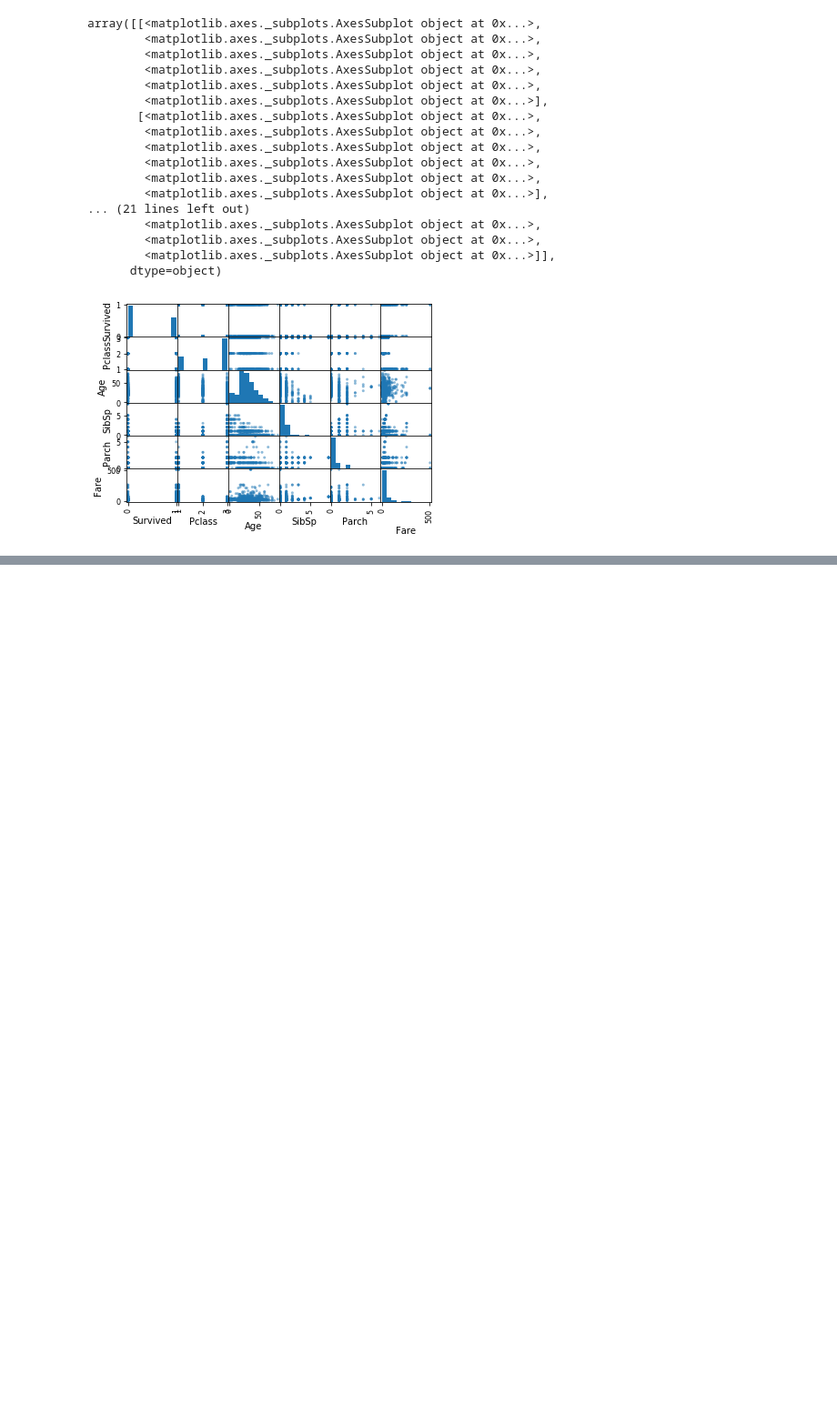
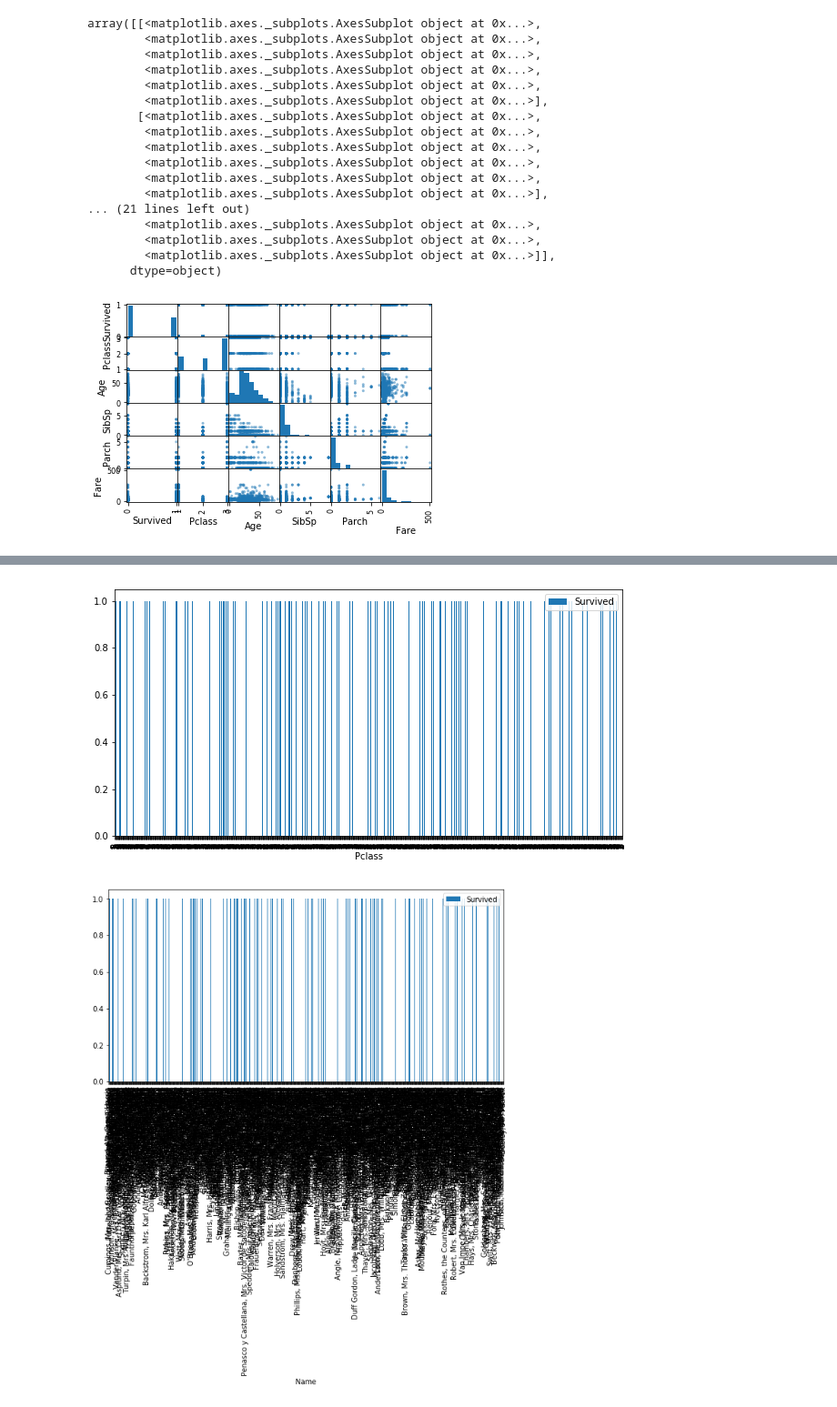
Before and after one commit to ptrpfa/ML-NLP, a Jupyter notebook: Untitled.ipynb, the cells around one changed output, grey strips where cells are left out. Shown at 91% size. Cells and saved outputs as stored; diff of their text form; code cells hidden in the pictures; blank space fills up the shorter version.

```diff
--- a/Untitled.ipynb
+++ b/Untitled.ipynb
@@ -66,0 +89,2 @@ pyplot.show()
+# %%
+train_data_columns = list (train_data.columns)
@@ -66,0 +106,6 @@ pyplot.show()
+# %%
+for column in train_data_columns:
+    train_data.plot(kind='bar', x=column, y="Survived", figsize=(10,5))
+# %% [output]
+[figure, added]
+[figure, added]
```
Also changed, not shown: parts of 5 cells of this notebook, 2 other files.
